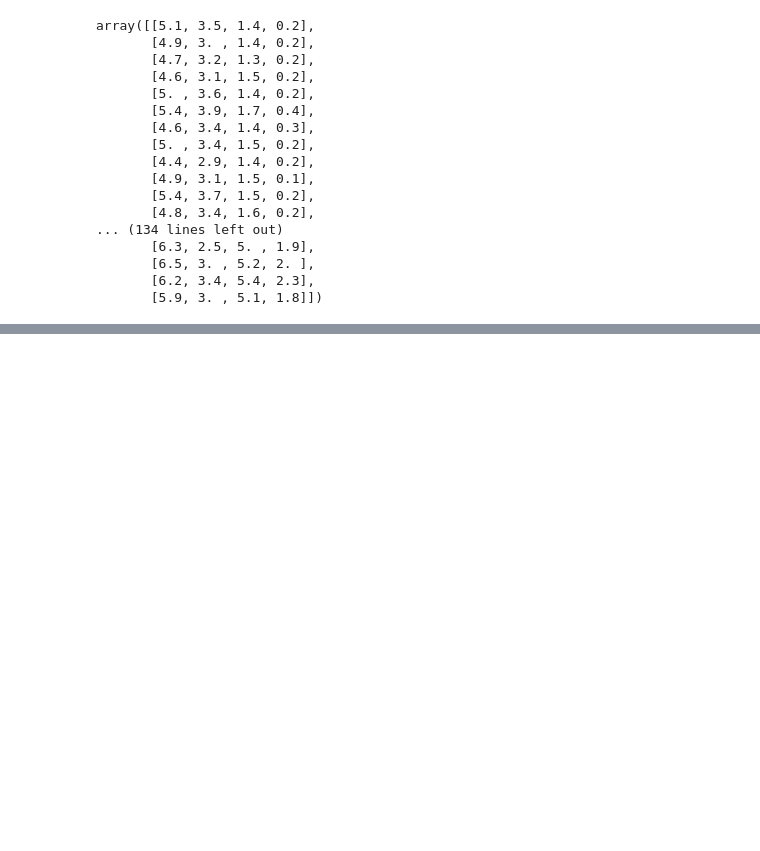
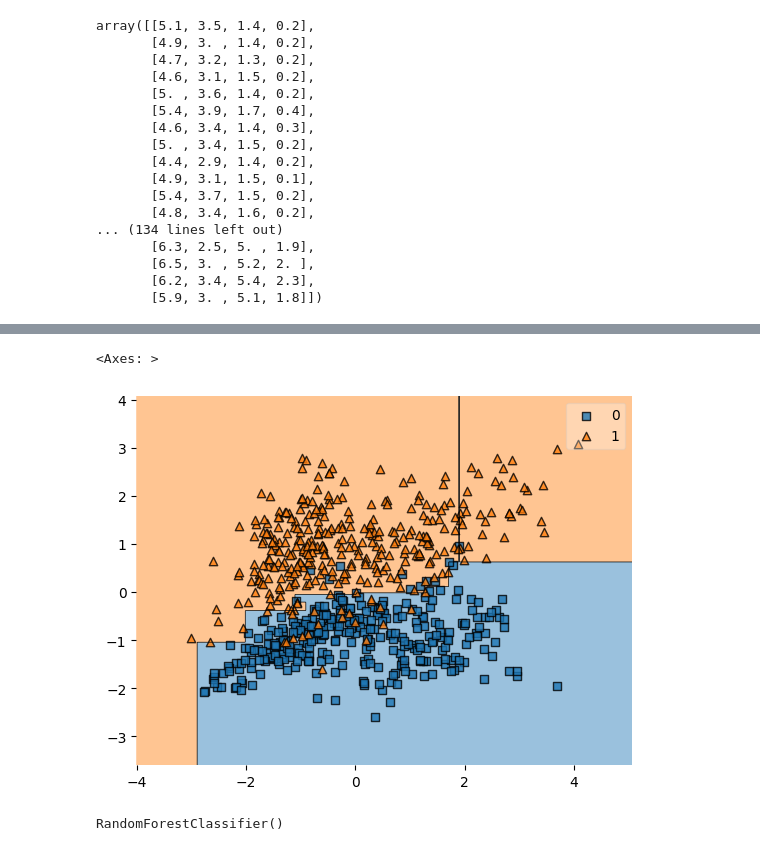
Before and after one commit to Amulussolver/Machine-learning, a Jupyter notebook: logistic.ipynb, the cells around one changed output, grey strips where cells are left out. Cells and saved outputs as stored; diff of their text form; code cells hidden in the pictures; blank space fills up the shorter version.

```diff
--- a/logistic.ipynb
+++ b/logistic.ipynb
@@ -98,0 +165,6 @@ np.float64(0.78)
+# %%
+from mlxtend.plotting import plot_decision_regions
+plot_decision_regions(x_train,y_train,clf=dtc1)
+# %% [output]
+<Axes: >
+[figure, added]
@@ -98,0 +175,4 @@ np.float64(0.78)
+# %%
+rf.fit(x_train,y_train)
+# %% [output]
+RandomForestClassifier()
```
Also changed, not shown: parts of 23 cells of this notebook.
